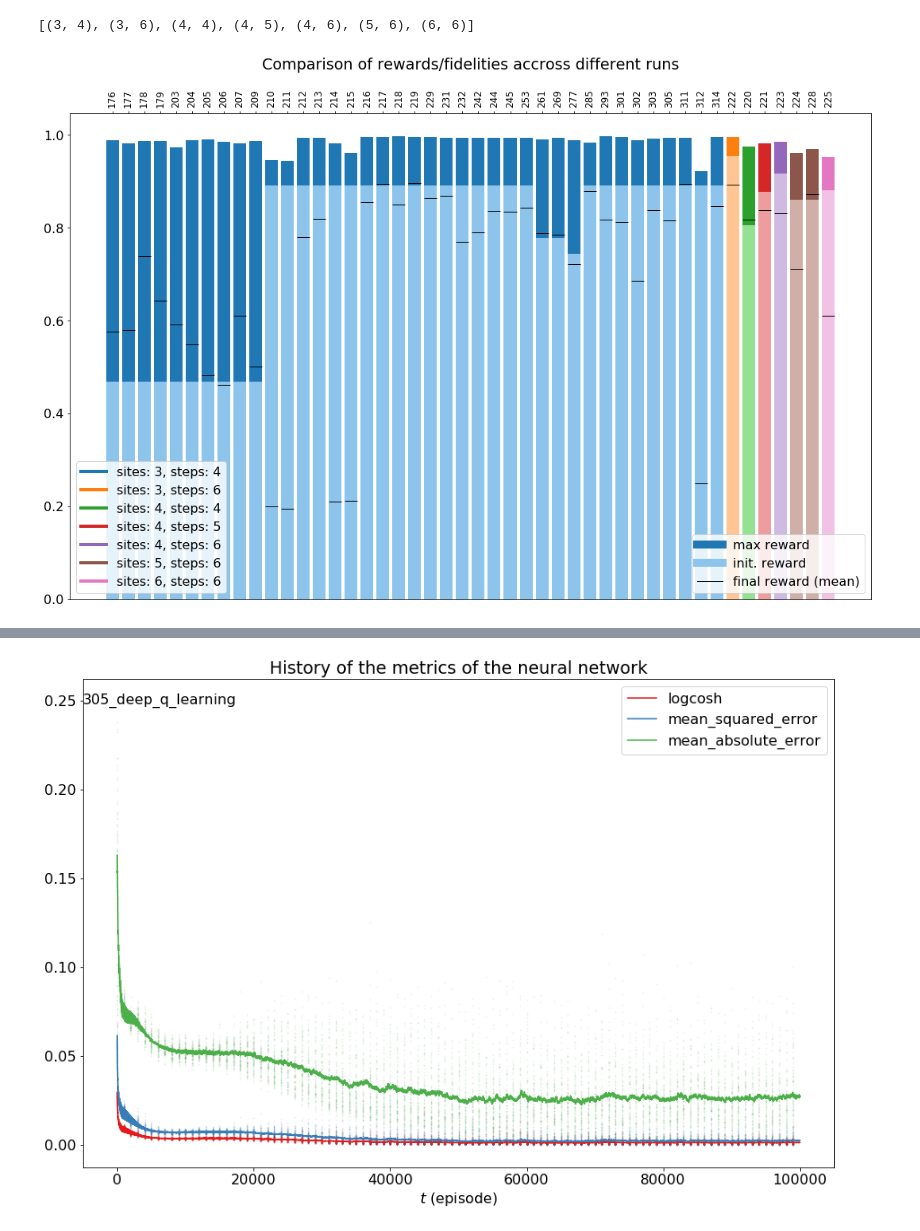
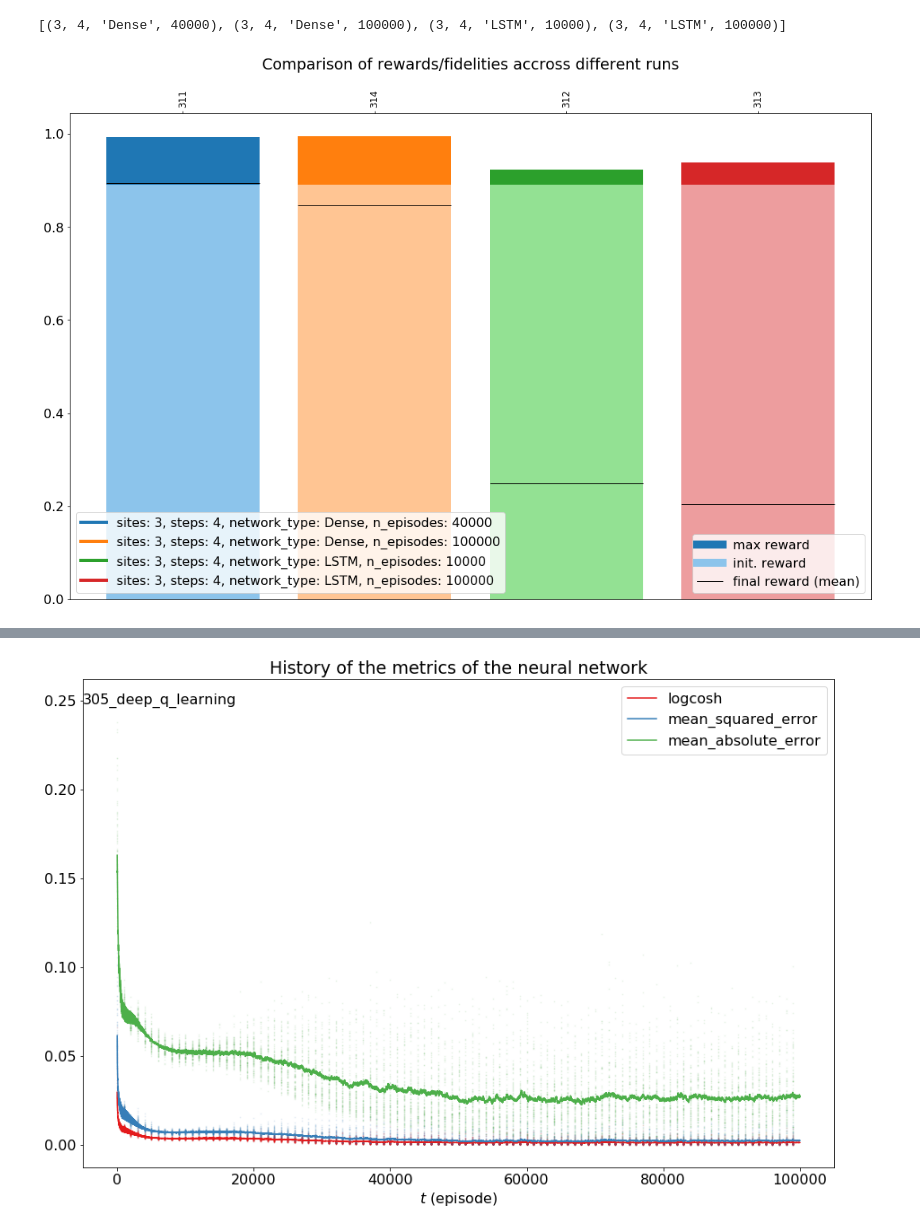
Before and after one commit to adrienbolens/reinforcement-learning-and-quantum-simulations, a Jupyter notebook: results/view_results.ipynb, the cells around one changed output, grey strips where cells are left out. Cells and saved outputs as stored; diff of their text form; code cells hidden in the pictures.

```diff
--- a/results/view_results.ipynb
+++ b/results/view_results.ipynb
@@ -22,23 +22,24 @@ print([entry['name'] for entry in database[-30:]])
 # %%
-class_def = ['n_sites', 'n_steps']
+class_def = ['n_sites', 'n_steps', 'network_type', 'n_episodes']
 # , ('max_q_optimizer', 'clip_action'), 'network_type']
 # , ('ham_params', 'alpha')]
-param_filter = {'subclass': 'WithReplayMemory', ('ham_params', 'alpha'): 3.0, 'time_segment': 1}
-#                'env_type': 'DynamicalEvolution'}
+param_filter = {'subclass': 'WithReplayMemory', ('ham_params', 'alpha'): 3.0, 'time_segment': 1,
+               'env_type': 'DynamicalEvolution'}
+#                'env_type': 'EnergyMinimizer'}
 # ['DynamicalEvolution', np.nan]
 
-paths_to_data = [output / entry['name'] for entry in database[-110:-5]]
+paths_to_data = [output / entry['name'] for entry in database[-50:]]
 
 fig, ax = plt.subplots(figsize=(15, 10))
 
 # with plt.rc_context({'font.size': 15}):
 # with plt.rc_context({'xtick.labelsize': 5, 'axes.labelsize': 5}):
 plots.plot_comparison_of_rewards(paths_to_data, class_def, param_filter, ax=ax, with_legend=True, reward_range=None)
 ax.tick_params(axis='x', labelsize=12)
 plt.tight_layout()
 # %% [output]
-[(3, 4), (3, 6), (4, 4), (4, 5), (4, 6), (5, 6), (6, 6)]
+[(3, 4, 'Dense', 40000), (3, 4, 'Dense', 100000), (3, 4, 'LSTM', 10000), (3, 4, 'LSTM', 100000)]
-[figure, old version]
+[figure, new version]
 # %%
 from importlib import reload
 reload(plots);
```
Also changed, not shown: parts of 4 cells of this notebook, 9 other files.
